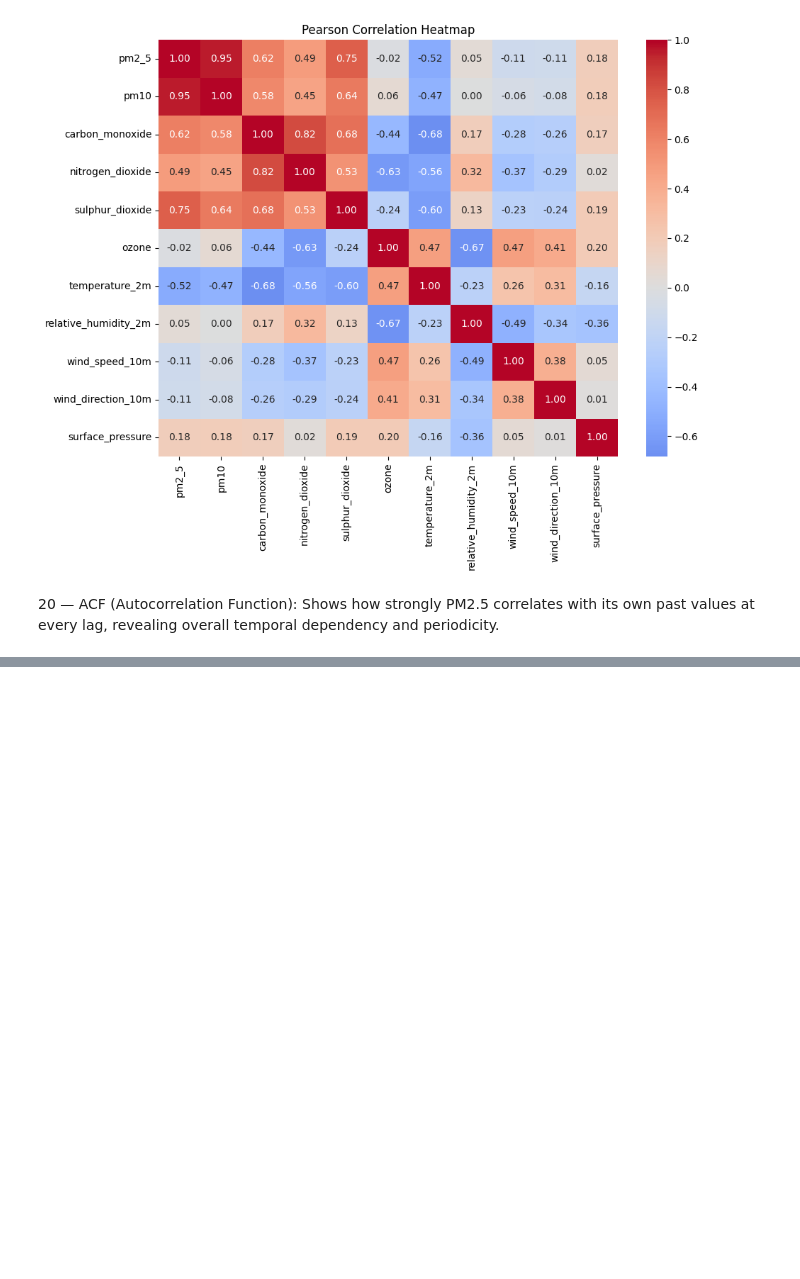
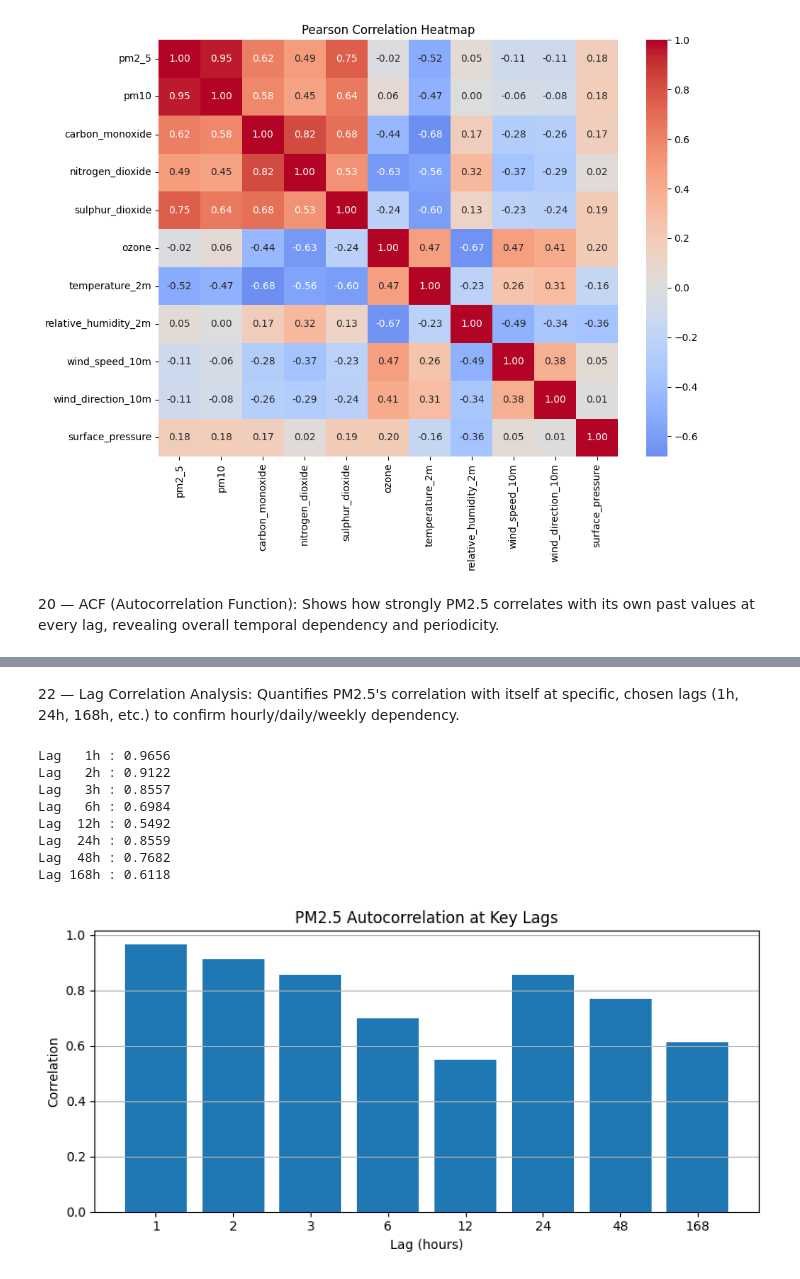
Before and after one commit to adarsha-7/pm25-forecasting, a Jupyter notebook: notebooks/eda/phase_2/extra.ipynb, the cells around one changed output, grey strips where cells are left out. Cells and saved outputs as stored; diff of their text form; code cells hidden in the pictures; blank space fills up the shorter version.

```diff
--- a/notebooks/eda/phase_2/extra.ipynb
+++ b/notebooks/eda/phase_2/extra.ipynb
@@ -119,0 +134,27 @@ plt.show()
+# %% [markdown]
+22 — Lag Correlation Analysis: Quantifies PM2.5's correlation with itself at specific, chosen lags (1h, 24h, 168h, etc.) to confirm hourly/daily/weekly dependency.
+# %%
+key_lags = [1, 2, 3, 6, 12, 24, 48, 168]
+lag_corrs = {lag: data["pm2_5"].autocorr(lag=lag) for lag in key_lags}
+
+for lag, corr in lag_corrs.items():
+    print(f"Lag {lag:>3}h : {corr:.4f}")
+
+plt.figure(figsize=(8, 4))
+plt.bar([str(l) for l in key_lags], list(lag_corrs.values()))
+plt.title("PM2.5 Autocorrelation at Key Lags")
+plt.xlabel("Lag (hours)")
+plt.ylabel("Correlation")
+plt.grid(True, axis="y")
+plt.tight_layout()
+plt.show()
+# %% [output]
+Lag   1h : 0.9656
+Lag   2h : 0.9122
+Lag   3h : 0.8557
+Lag   6h : 0.6984
+Lag  12h : 0.5492
+Lag  24h : 0.8559
+Lag  48h : 0.7682
+Lag 168h : 0.6118
+[figure, added]
```
Also changed, not shown: parts of 17 cells of this notebook.
